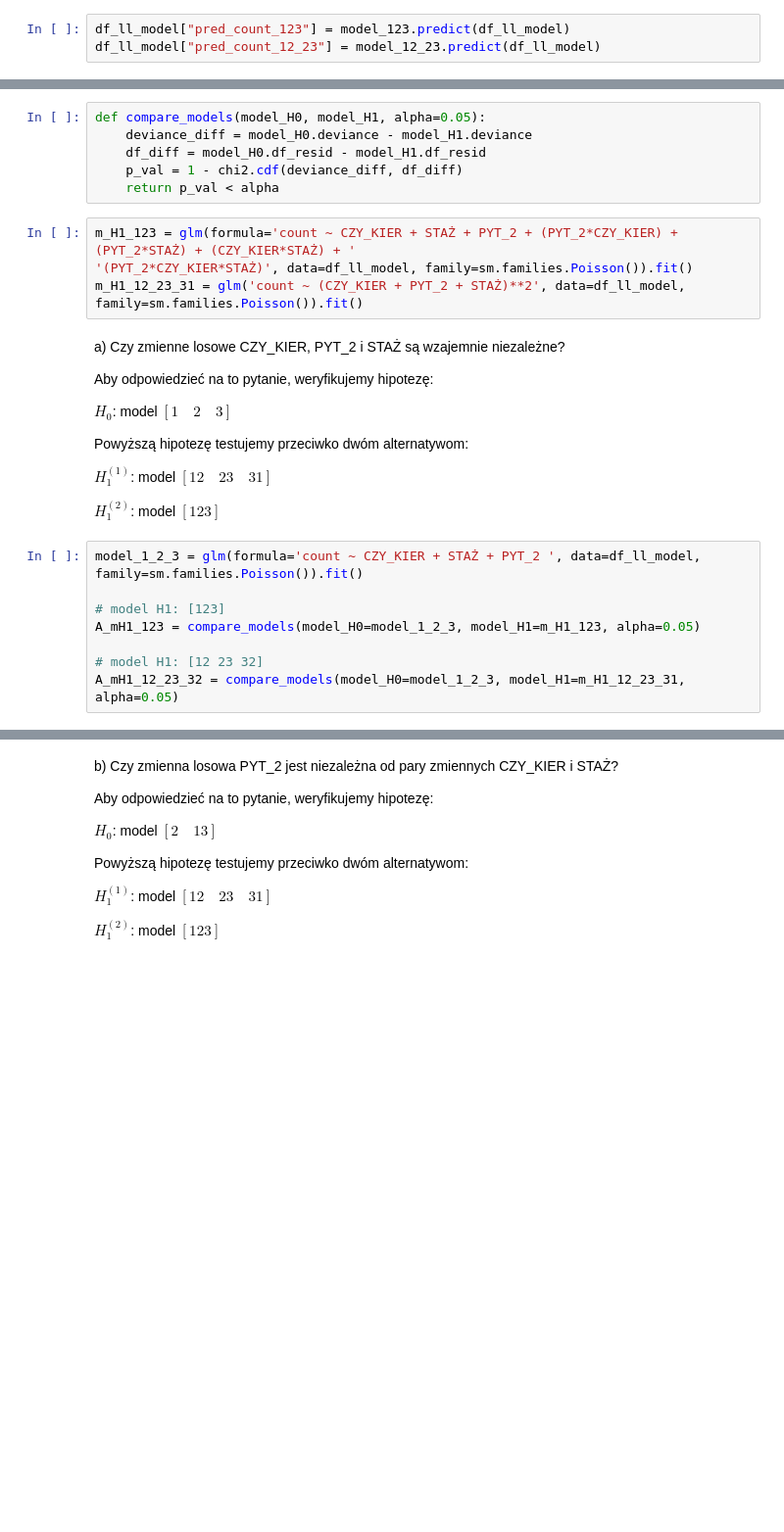
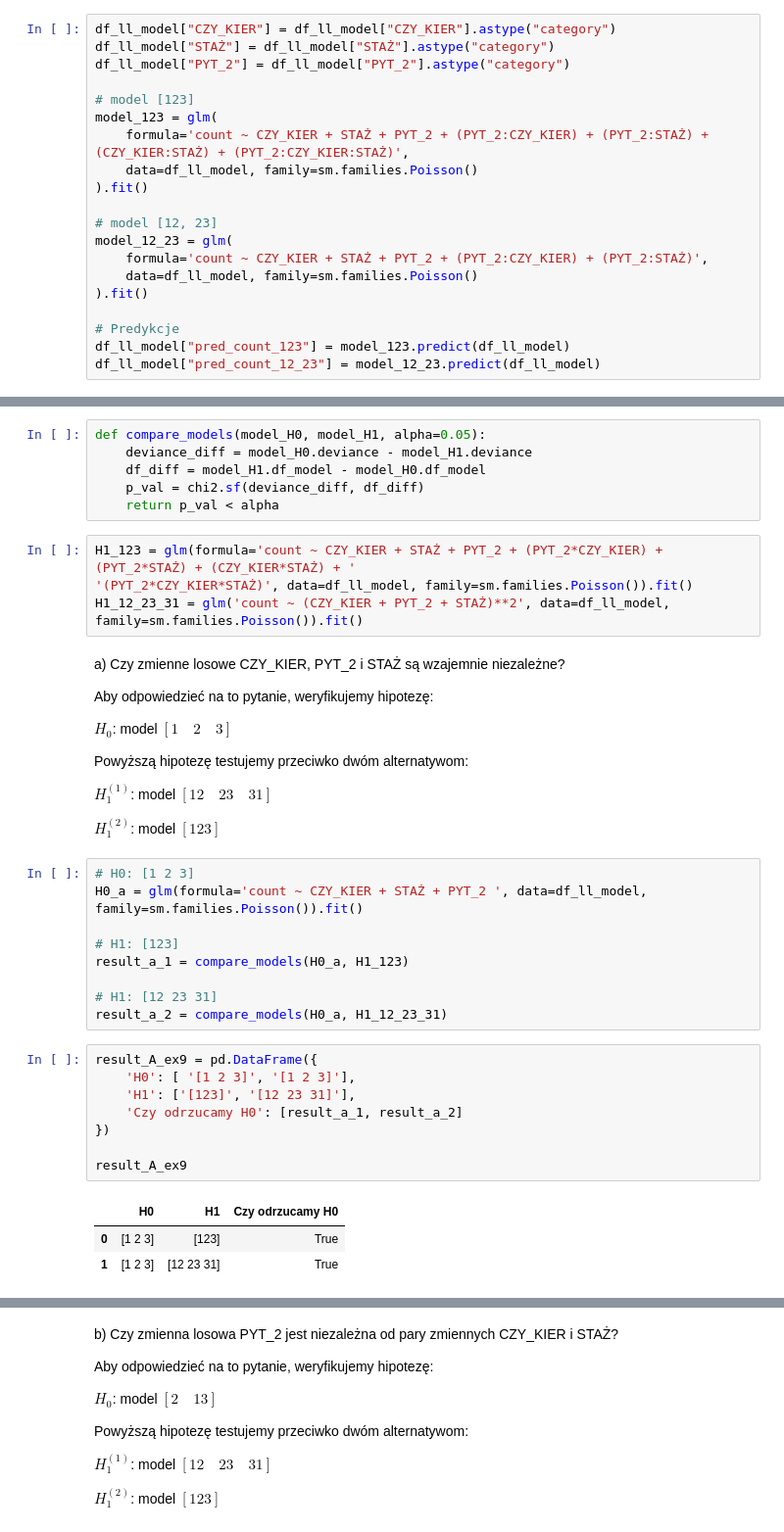
Before and after one commit to Jagaxxx/ADA_raporty, a Jupyter notebook: raport3/raport_l3.ipynb, the cells around one changed output, grey strips where cells are left out. Shown at 98% size. Saved outputs shown, nothing was run; the diff lists cells and outputs as text; blank space fills up the shorter version.

```diff
--- a/raport3/raport_l3.ipynb
+++ b/raport3/raport_l3.ipynb
@@ -721,4 +720,21 @@ model_12_23 = glm(formula='count ~ CZY_KIER + STAŻ + PYT_2 + (PYT_2*CZY_KIER) +
 # %%
+df_ll_model["CZY_KIER"] = df_ll_model["CZY_KIER"].astype("category")
+df_ll_model["STAŻ"] = df_ll_model["STAŻ"].astype("category")
+df_ll_model["PYT_2"] = df_ll_model["PYT_2"].astype("category")
+
+# model [123]
+model_123 = glm(
+    formula='count ~ CZY_KIER + STAŻ + PYT_2 + (PYT_2:CZY_KIER) + (PYT_2:STAŻ) + (CZY_KIER:STAŻ) + (PYT_2:CZY_KIER:STAŻ)',
+    data=df_ll_model, family=sm.families.Poisson()
+).fit()
+
+# model [12, 23]
+model_12_23 = glm(
+    formula='count ~ CZY_KIER + STAŻ + PYT_2 + (PYT_2:CZY_KIER) + (PYT_2:STAŻ)',
+    data=df_ll_model, family=sm.families.Poisson()
+).fit()
+
+# Predykcje
 df_ll_model["pred_count_123"] = model_123.predict(df_ll_model)
 df_ll_model["pred_count_12_23"] = model_12_23.predict(df_ll_model)
 # %% [markdown]
@@ -794,13 +824,13 @@ result_ll_model
 # %%
 def compare_models(model_H0, model_H1, alpha=0.05):
     deviance_diff = model_H0.deviance - model_H1.deviance
-    df_diff = model_H0.df_resid - model_H1.df_resid
-    p_val = 1 - chi2.cdf(deviance_diff, df_diff)
+    df_diff = model_H1.df_model - model_H0.df_model
+    p_val = chi2.sf(deviance_diff, df_diff)
     return p_val < alpha
 # %%
-m_H1_123 = glm(formula='count ~ CZY_KIER + STAŻ + PYT_2 + (PYT_2*CZY_KIER) + (PYT_2*STAŻ) + (CZY_KIER*STAŻ) + '
+H1_123 = glm(formula='count ~ CZY_KIER + STAŻ + PYT_2 + (PYT_2*CZY_KIER) + (PYT_2*STAŻ) + (CZY_KIER*STAŻ) + '
 '(PYT_2*CZY_KIER*STAŻ)', data=df_ll_model, family=sm.families.Poisson()).fit()
-m_H1_12_23_31 = glm('count ~ (CZY_KIER + PYT_2 + STAŻ)**2', data=df_ll_model, family=sm.families.Poisson()).fit()
+H1_12_23_31 = glm('count ~ (CZY_KIER + PYT_2 + STAŻ)**2', data=df_ll_model, family=sm.families.Poisson()).fit()
 # %% [markdown]
 a) Czy zmienne losowe CZY_KIER, PYT_2 i STAŻ są wzajemnie niezależne?
 
@@ -813,11 +843,24 @@ Powyższą hipotezę testujemy przeciwko dwóm alternatywom:
 $H_1^{(1)}$: model $[12 \quad 23 \quad 31]$
 
 $H_1^{(2)}$: model $[123]$
-# %%
-model_1_2_3 = glm(formula='count ~ CZY_KIER + STAŻ + PYT_2 ', data=df_ll_model, family=sm.families.Poisson()).fit()
-
-# model H1: [123]
-A_mH1_123 = compare_models(model_H0=model_1_2_3, model_H1=m_H1_123, alpha=0.05)
-
-# model H1: [12 23 32]
-A_mH1_12_23_32 = compare_models(model_H0=model_1_2_3, model_H1=m_H1_12_23_31, alpha=0.05)
+# %%
+# H0: [1 2 3]
+H0_a = glm(formula='count ~ CZY_KIER + STAŻ + PYT_2 ', data=df_ll_model, family=sm.families.Poisson()).fit()
+
+# H1: [123]
+result_a_1 = compare_models(H0_a, H1_123)
+
+# H1: [12 23 31]
+result_a_2 = compare_models(H0_a, H1_12_23_31)
+# %%
+result_A_ex9 = pd.DataFrame({
+    'H0': [ '[1 2 3]', '[1 2 3]'],
+    'H1': ['[123]', '[12 23 31]'],
+    'Czy odrzucamy H0': [result_a_1, result_a_2]
+})
+
+result_A_ex9
+# %% [output]
+|  | H0 | H1 | Czy odrzucamy H0 |
+| 0 | [1 2 3] | [123] | True |
+| 1 | [1 2 3] | [12 23 31] | True |
```
Also changed, not shown: parts of 23 cells of this notebook.
